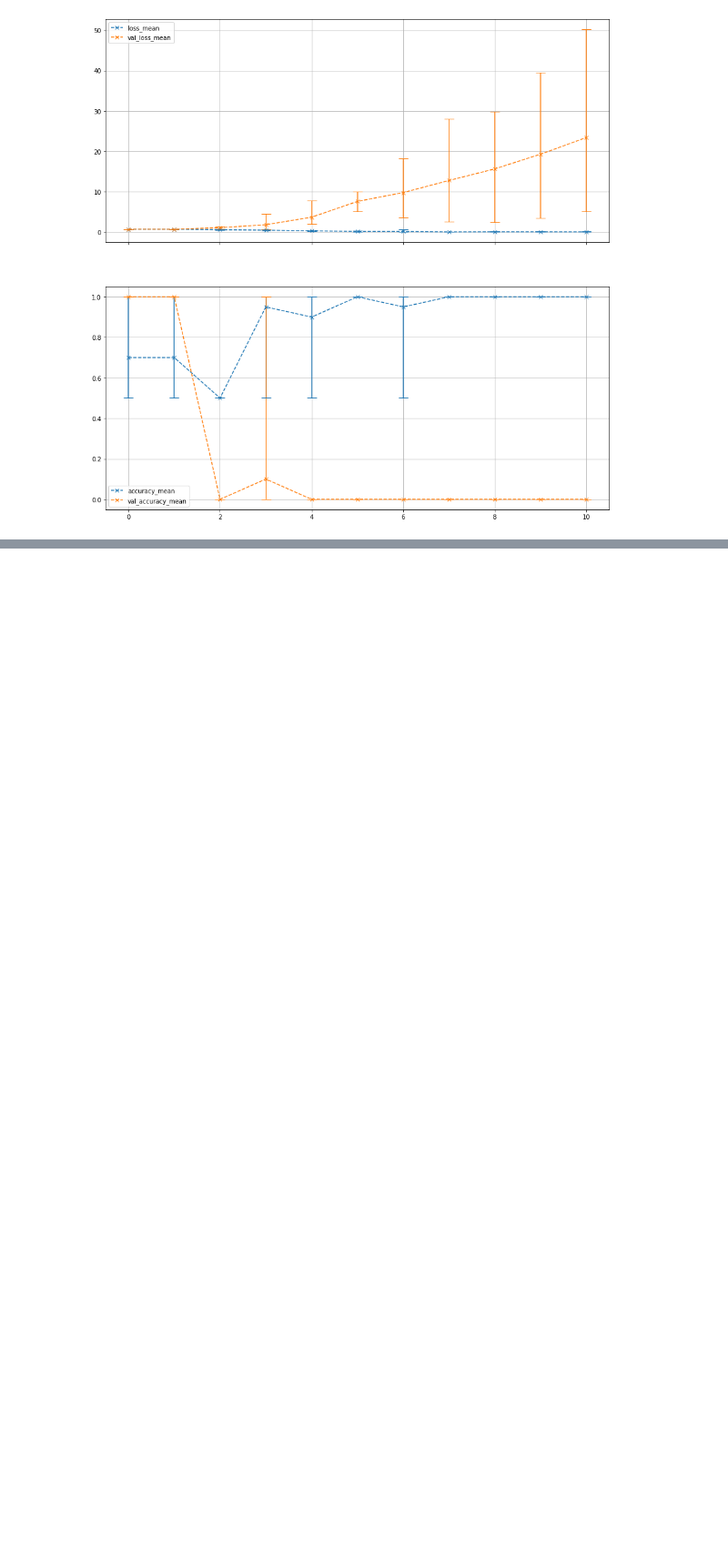
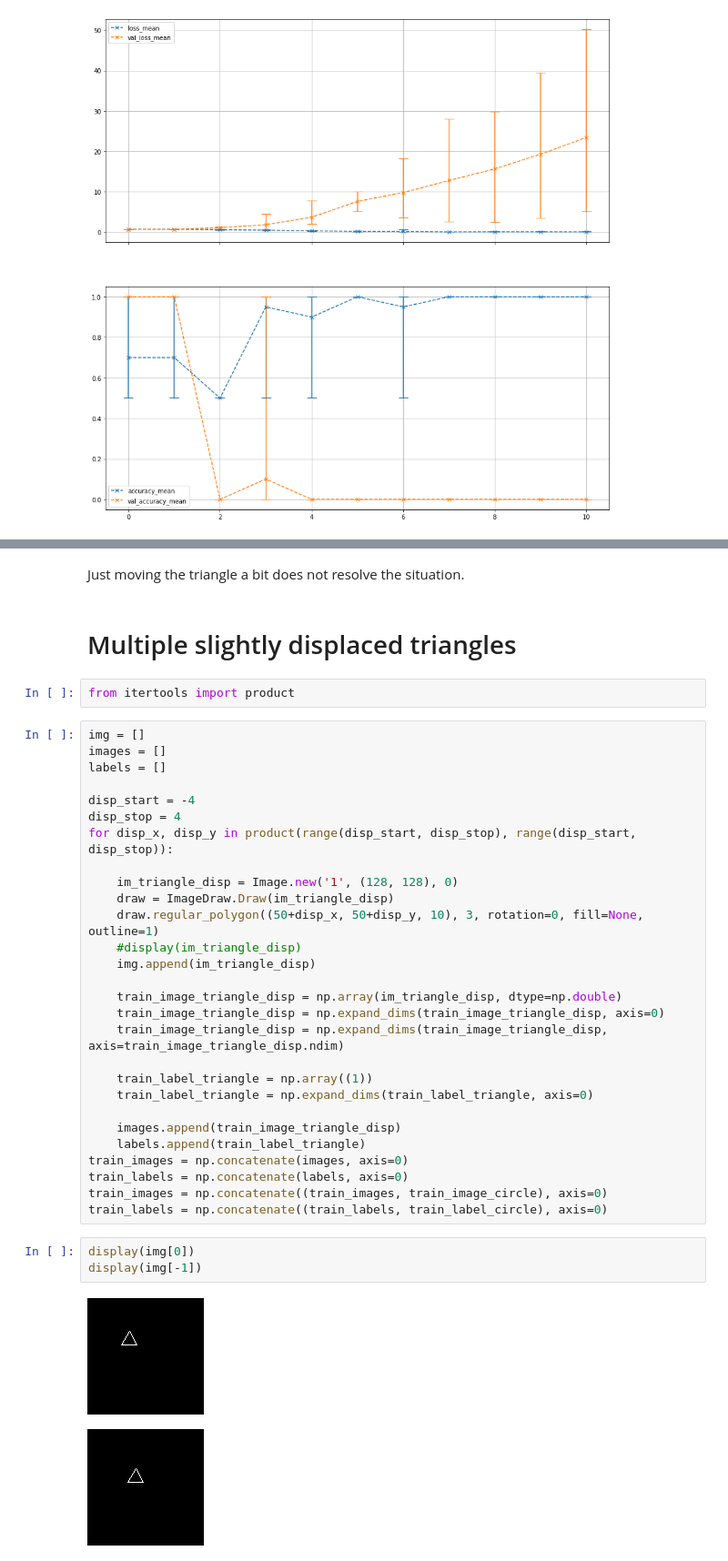
Before and after one commit to s4b7r/yellow-triangle, a Jupyter notebook: yellow-triangle.ipynb, the cells around one changed output, grey strips where cells are left out. Shown at 91% size. Drawn from its saved outputs; the diff is of its cells as text; blank space fills up the shorter version.

```diff
--- a/yellow-triangle.ipynb
+++ b/yellow-triangle.ipynb
@@ -700,0 +854,40 @@ histories_agg.plot(y=accuracy_cols, ax=axs[1], grid=True, marker='x', ls='--', y
+# %% [markdown]
+Just moving the triangle a bit does not resolve the situation.
+# %% [markdown]
+# Multiple slightly displaced triangles
+# %%
+from itertools import product
+# %%
+img = []
+images = []
+labels = []
+
+disp_start = -4
+disp_stop = 4
+for disp_x, disp_y in product(range(disp_start, disp_stop), range(disp_start, disp_stop)):
+
+    im_triangle_disp = Image.new('1', (128, 128), 0)
+    draw = ImageDraw.Draw(im_triangle_disp)
+    draw.regular_polygon((50+disp_x, 50+disp_y, 10), 3, rotation=0, fill=None, outline=1)
+    #display(im_triangle_disp)
+    img.append(im_triangle_disp)
+
+    train_image_triangle_disp = np.array(im_triangle_disp, dtype=np.double)
+    train_image_triangle_disp = np.expand_dims(train_image_triangle_disp, axis=0)
+    train_image_triangle_disp = np.expand_dims(train_image_triangle_disp, axis=train_image_triangle_disp.ndim)
+
+    train_label_triangle = np.array((1))
+    train_label_triangle = np.expand_dims(train_label_triangle, axis=0)
+
+    images.append(train_image_triangle_disp)
+    labels.append(train_label_triangle)
+train_images = np.concatenate(images, axis=0)
+train_labels = np.concatenate(labels, axis=0)
+train_images = np.concatenate((train_images, train_image_circle), axis=0)
+train_labels = np.concatenate((train_labels, train_label_circle), axis=0)
+# %%
+display(img[0])
+display(img[-1])
+# %% [output]
+[figure, added]
+[figure, added]
```
Also changed, not shown: parts of 17 cells of this notebook.
